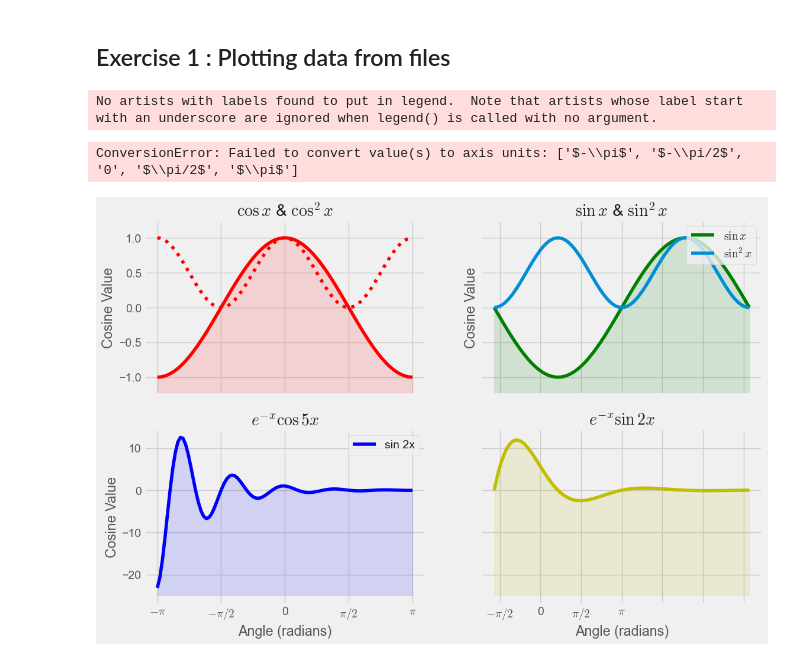
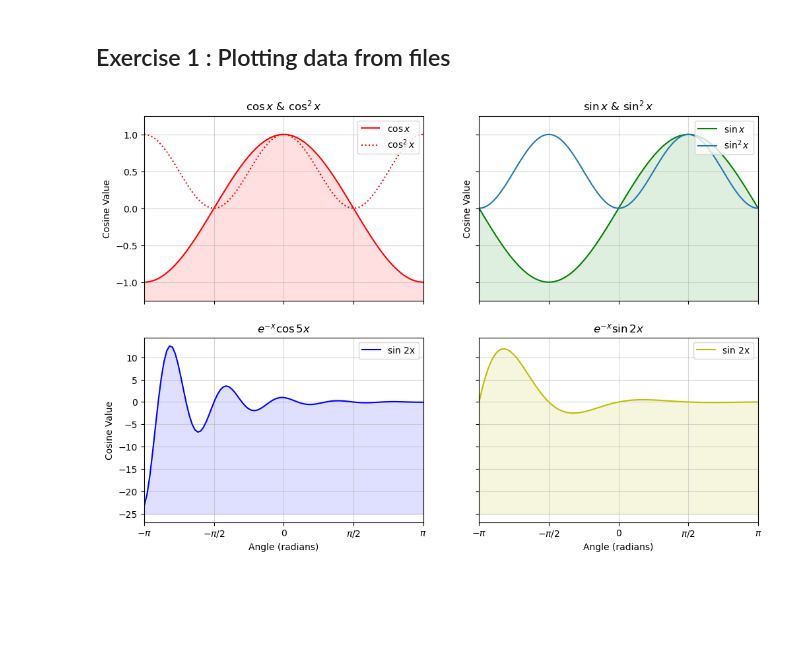
Before and after one commit to SPS-SP2273/learning-portfolio-BryanLim19, a Jupyter notebook: plotting/plotting_(good).ipynb, the cells around one changed output. Drawn from its saved outputs; the diff is of its cells as text; code cells hidden in the pictures; blank space fills up the shorter version.

```diff
--- a/plotting/plotting_(good).ipynb
+++ b/plotting/plotting_(good).ipynb
@@ -237,7 +235,7 @@ fun2_x = np.exp(-x) * np.sin(2 * x)
 #------- Plot the data -------#
 fig, axes = plt.subplots(nrows=2, ncols=2,
                          figsize=(12, 8),
-                         sharex = 'col', sharey='row')
+                         sharex = True, sharey='row')
 
 #------- Subplot 1 -------#
 axes[0, 0].plot(x, cos_x, color='r', label='$\cos x$')
@@ -247,7 +245,7 @@ axes[0, 0].set_title('$\cos x$ & $\cos^2x$')
 axes[0, 0].set_ylabel('Cosine Value')
 axes[0, 0].set_ylim(-1.25, 1.25)
 axes[0, 0].fill_between(x, cos_x, -1.25, color='r', alpha=.125)
-axes[0, 1].legend(loc='upper right', frameon=True)
+axes[0, 0].legend(loc='upper right', frameon=True)
 
 #------- Subplot 2 -------#
 axes[0, 1].plot(x, sin_x, color='g', label='$\sin x$')
@@ -256,34 +254,33 @@ axes[0, 1].plot(x, sin_x**2, label='$\sin^2 x$')
 axes[0, 1].set_title('$\sin x$ & $\sin^2x$')
 axes[0, 1].set_ylabel('Cosine Value')
 axes[0, 1].set_ylim(-1.25, 1.25)
 axes[0, 1].set_xticklabels(['$-\pi$', '$-\pi/2$', '0', '$\pi/2$', '$\pi$'])
 axes[0, 1].legend(loc='upper right', frameon=True)
 
 #------- Subplot 3 -------#
 axes[1, 0].plot(x, fun1_x, color='b', label='$e^{-x}\cos 5x$')
 axes[1, 0].fill_between(x, fun1_x, -25, color='b', alpha=.125)
 axes[1, 0].set_title('$e^{-x}\cos 5x$')
 axes[1, 0].set_xlabel('Angle (radians)')
 axes[1, 0].set_ylabel('Cosine Value')
 axes[1, 0].set_xticks([-np.pi, -np.pi / 2, 0, np.pi / 2, np.pi])
 axes[1, 0].set_xticklabels(['$-\pi$', '$-\pi/2$', '0', '$\pi/2$', '$\pi$'])
 axes[1, 0].legend(['sin 2x'], loc='upper right', frameon=True)
 
 #------- Subplot 4 -------#
 axes[1, 1].plot(x, fun2_x, color='y', label='$e^{-x}\sin 2x$')
 axes[1, 1].set_title('$e^{-x}\sin 2x$')
 axes[1, 1].fill_between(x, fun2_x, -25, color='y', alpha=.125)
 axes[1, 1].set_xlabel('Angle (radians)')
-axes[1, 1].set_xticks(['$-\pi$', '$-\pi/2$', '0', '$\pi/2$', '$\pi$'])
+axes[1, 1].set_xticklabels(['$-\pi$', '$-\pi/2$', '0', '$\pi/2$', '$\pi$'])
 axes[1, 1].legend(['sin 2x'], loc='upper right', frameon=True)
+axes[1, 1].set_xlim(-np.pi, np.pi)
 
 # 'flatten', 'opens' the 2D array into a simple 1D array
 for a in axes.flatten():
     a.grid(alpha=.5)
 
 # plt.tight_layout()
 plt.show()
 # %% [output]
-No artists with labels found to put in legend.  Note that artists whose label start with an underscore are ignored when legend() is called with no argument.
-ConversionError: Failed to convert value(s) to axis units: ['$-\\pi$', '$-\\pi/2$', '0', '$\\pi/2$', '$\\pi$']
-[figure, old version]
+[figure, new version]
```
Also changed, not shown: parts of 1 cell of this notebook, 2 other files.
